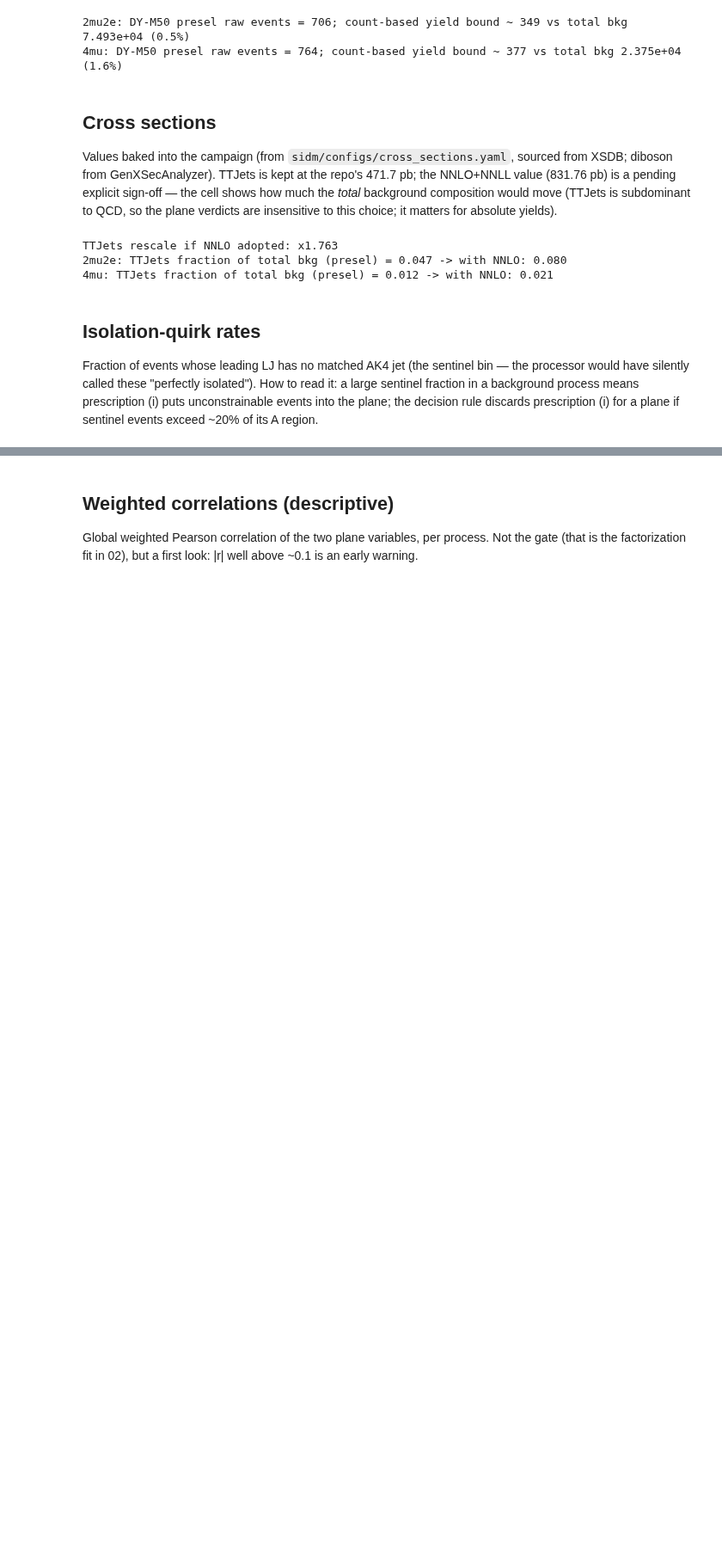
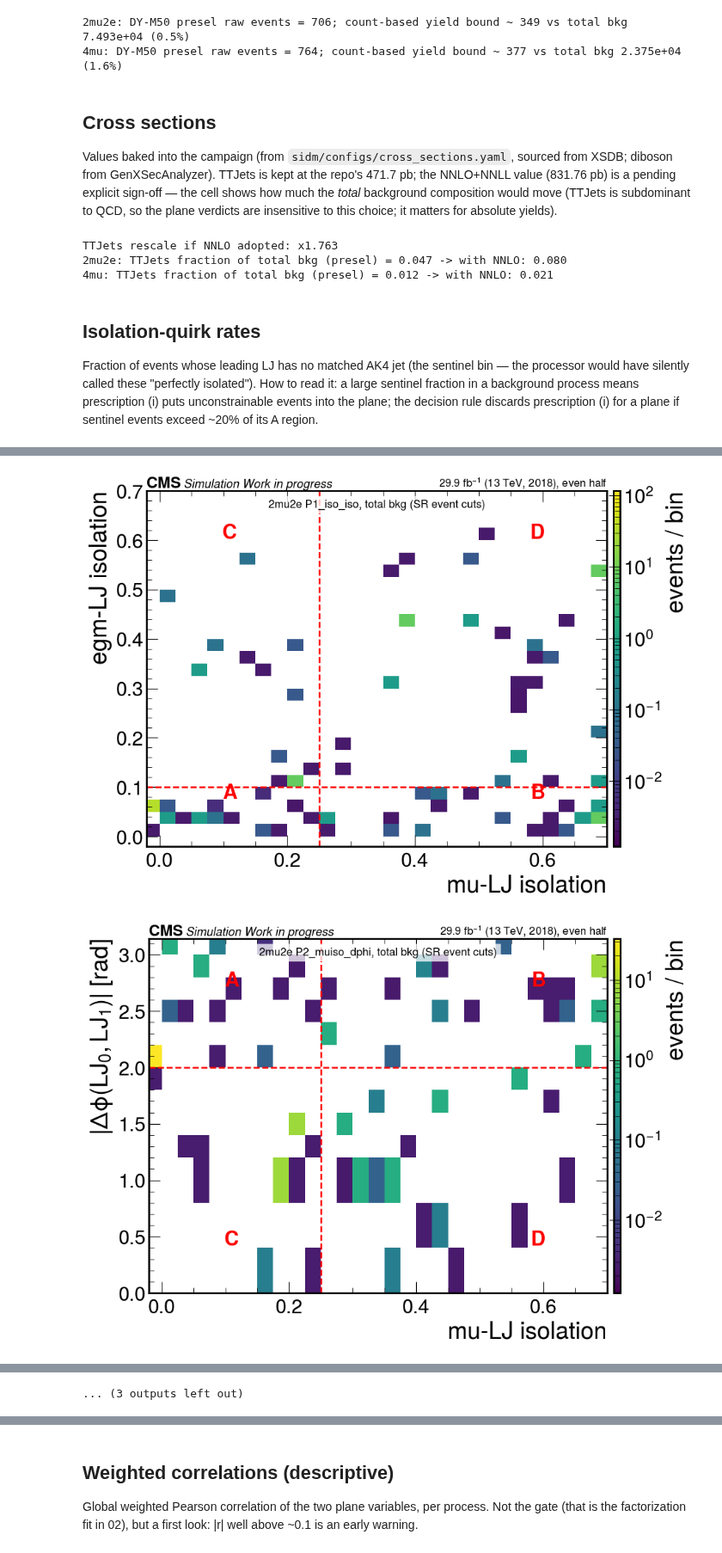
Before and after one commit to murtaza-safdari/SIDM, a Jupyter notebook: sidm/studies/abcd_plane_study/01_plane_atlas.ipynb, the cells around one changed output, grey strips where cells are left out. Shown at 86% size. Cells and saved outputs as stored; diff of their text form; code cells hidden in the pictures; blank space fills up the shorter version.

```diff
--- a/sidm/studies/abcd_plane_study/01_plane_atlas.ipynb
+++ b/sidm/studies/abcd_plane_study/01_plane_atlas.ipynb
@@ -184,36 +271,2 @@ the total background and per process, with the working-point boundaries drawn. H
 read them: ABCD needs the shape along x to be independent of y — visually, rows should
 look like rescaled copies of each other. The quantitative gate is notebook 02.
-# %%
-AXIS_RANGES = {"muiso": (-0.02, 0.7), "egmiso": (-0.02, 0.7), "muiso0": (-0.02, 0.7),
-               "muiso1": (-0.02, 0.7), "dphi": (0, np.pi), "mjj": (0, 1000)}
-AXIS_LABELS = {"muiso": "mu-LJ isolation", "egmiso": "egm-LJ isolation",
-               "muiso0": "leading mu-LJ isolation", "muiso1": "subleading mu-LJ isolation",
-               "dphi": r"|$\Delta\phi$(LJ$_0$, LJ$_1$)| [rad]", "mjj": r"$m_{JJ}$ [GeV]",
-               "mupix": "mu-LJ max PF-mu pixel hits", "egmlost": "egm-LJ min lost hits"}
-
-def plot_plane(vals, xe, ye, note, xcut=None, ycut=None, xlabel="", ylabel=""):
-    import matplotlib.colors as mcolors
-    fig, ax = plt.subplots()
-    masked = np.ma.masked_where(vals.T <= 0, vals.T)
-    if masked.count() == 0:
-        plt.close(fig)
-        print(f"[{note}] empty after cuts - not plotted")
-        return
-    vmin = 0.5 * float(masked.min())
-    m = ax.pcolormesh(xe, ye, masked, norm=mcolors.LogNorm(vmin=vmin), cmap="viridis")
-    fig.colorbar(m, ax=ax, label="events / bin")
-    if xcut is not None: ax.axvline(xcut, color="red", ls="--", lw=1.5)
-    if ycut is not None: ax.axhline(ycut, color="red", ls="--", lw=1.5)
-    ax.set_xlabel(AXIS_LABELS.get(xlabel, xlabel)); ax.set_ylabel(AXIS_LABELS.get(ylabel, ylabel))
-    if xlabel in AXIS_RANGES: ax.set_xlim(*AXIS_RANGES[xlabel])
-    if ylabel in AXIS_RANGES: ax.set_ylim(*AXIS_RANGES[ylabel])
-    ax.legend(title=note, loc="upper right", framealpha=0.85)
-    cms_label(ax)
-    plt.show()
-
-for ch in ss.PLANES:
-    for pname, spec in ss.PLANES[ch].items():
-        vals, var, xe, ye = ss.plane_arrays(total_bkg, ch, pname, parity=0)
-        plot_plane(vals, xe, ye, f"{ch} {pname}, total bkg",
-                   xcut=spec["xspec"][1], ycut=spec["yspec"][1],
-                   xlabel=spec["x"], ylabel=spec["y"])
@@ -233,0 +273,10 @@ for ch in ss.PLANES:
+# %%
+for ch in ss.PLANES:
+    for pname, spec in ss.PLANES[ch].items():
+        vals, var, xe, ye = ss.plane_arrays(total_bkg, ch, pname, parity=0)
+        ph.plot_plane(vals, xe, ye, f"{ch} {pname}, total bkg (SR event cuts)",
+                      xspec=spec["xspec"], yspec=spec["yspec"],
+                      xname=spec["x"], yname=spec["y"])
+# %% [output]
+[figure, added]
+[figure, added]
@@ -234 +293,2 @@ for ch in ss.PLANES:
+... (3 outputs left out)
 # %%
```
Also changed, not shown: parts of 22 cells of this notebook, 6 other files.
